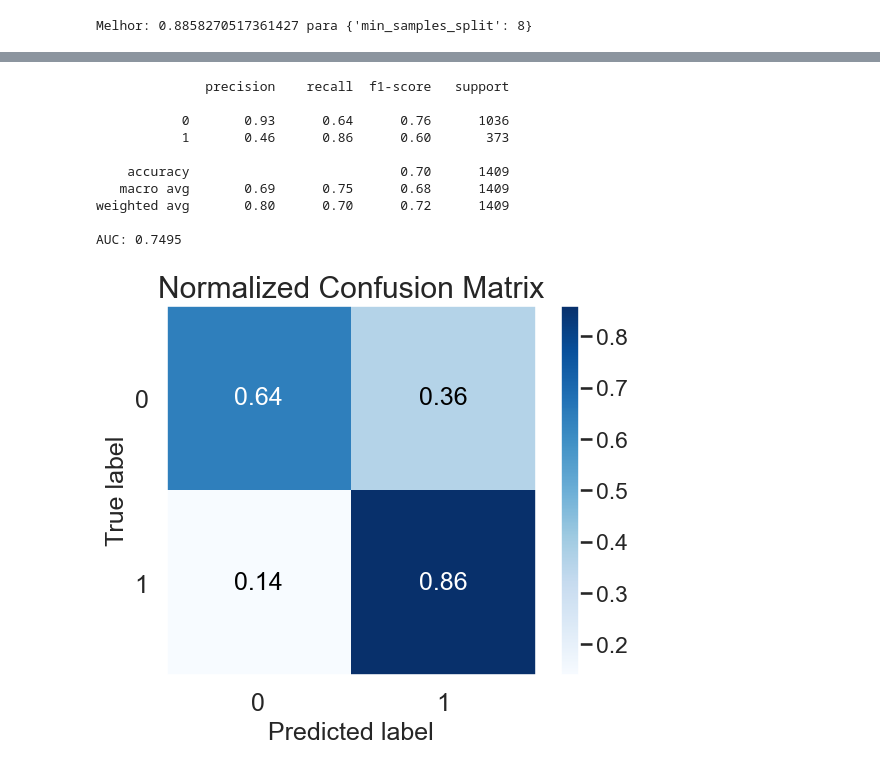
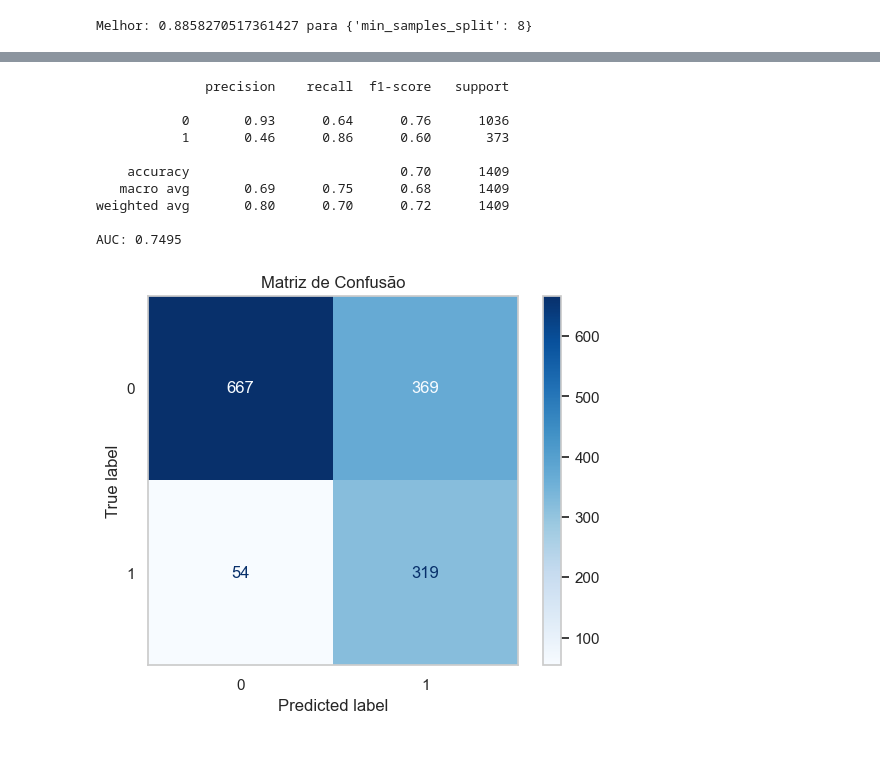
Before and after one commit to marcosilvaa/churn-prediction, a Jupyter notebook: projeto_churn.ipynb, the cells around one changed output, grey strips where cells are left out. Cells and saved outputs as stored; diff of their text form; code cells hidden in the pictures.

```diff
--- a/projeto_churn.ipynb
+++ b/projeto_churn.ipynb
@@ -276,0 +296,29 @@ sns.countplot(df_clean, x="Churn")
+# %%
+# Criando plot com as variáveis categóricas com maior separação entre a classe Churn
+
+df_class_0 = df_clean[df_clean.Churn == "No"]
+df_class_1 = df_clean[df_clean.Churn == "Yes"]
+
+fig, ax = plt.subplots(nrows=4, ncols=2, figsize=(16,9))
+fig.subplots_adjust(hspace=3, wspace=3)
+
+# Variáveis mais informativas
+selected_cols = [
+    "Contract", "InternetService", "PaymentMethod",
+    "TechSupport", "OnlineSecurity", "DeviceProtection",
+    "StreamingTV", "StreamingMovies"
+]
+
+indx = 0
+for col in selected_cols:
+    indx += 1
+    plt.subplot(4, 2, indx)
+    sns.countplot(df_class_0[col], label="Churn = No", )
+    sns.countplot(df_class_1[col], label="Churn = Yes", )
+    plt.title(col, fontsize=15)
+    plt.xlabel("")
+    plt.ylabel("")
+    plt.legend()
+    plt.xticks(range(0,2001,500))
+
+plt.tight_layout()
@@ -644,33 +699,34 @@ categorical_features = [i for i, col in enumerate(X.columns) if X[col].dtype ==
 smote_nc = SMOTENC(categorical_features = categorical_features, random_state=42)
 X_train_smote, y_train_smote = smote_nc.fit_resample(X_train, y_train)
 
 # Instanciando o modelo
 rf = RandomForestClassifier(n_estimators=250, max_depth=9, min_samples_leaf=3,random_state=42)
 rf.fit(X_train_smote, y_train_smote)
 
 # Padronizando dados de Teste
 scaler = StandardScaler()
 scaler.fit(X_test)
 X_test = scaler.transform(X_test)
 y_pred = rf.predict(X_test)
 
 print(classification_report(y_test, y_pred))
 
 # imprimir a área sob a curva
 print("AUC: {:.4f}\n".format(roc_auc_score(y_test, y_pred)))
 
-# plotar matriz de confusão
-plot_confusion_matrix(y_test, y_pred, normalize=True)
+ConfusionMatrixDisplay.from_predictions(y_test, y_pred, cmap='Blues')
+plt.title('Matriz de Confusão')
+plt.grid(False)
 plt.show()
 # %% [output]
               precision    recall  f1-score   support
 
            0       0.93      0.64      0.76      1036
            1       0.46      0.86      0.60       373
 
     accuracy                           0.70      1409
    macro avg       0.69      0.75      0.68      1409
 weighted avg       0.80      0.70      0.72      1409
 
 AUC: 0.7495
-[figure, old version]
+[figure, new version]
```
Also changed, not shown: parts of 38 cells of this notebook.
